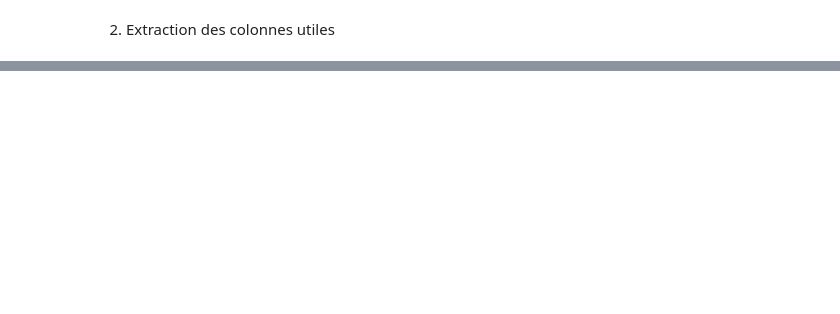
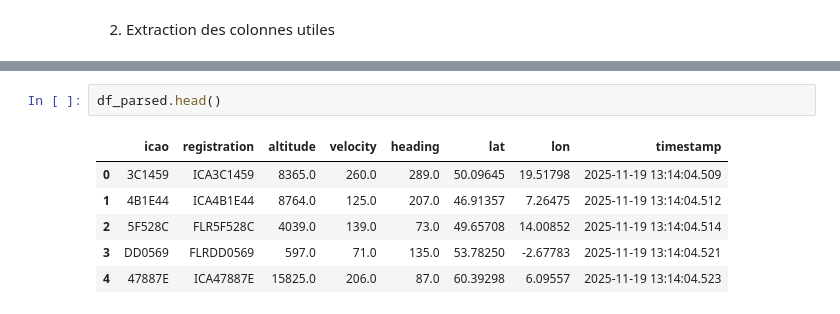
Before and after one commit to MGentieu/Data_analytics_aircraft_messages, a Jupyter notebook: GENTIEU_Martin_TP1.ipynb, the cells around one changed output, grey strips where cells are left out. Saved outputs shown, nothing was run; the diff lists cells and outputs as text; blank space fills up the shorter version.

```diff
--- a/GENTIEU_Martin_TP1.ipynb
+++ b/GENTIEU_Martin_TP1.ipynb
@@ -233 +218,10 @@ dtypes: float64(5), object(3)
 memory usage: 673.3+ KB
+# %%
+df_parsed.head()
+# %% [output]
+|  | icao | registration | altitude | velocity | heading | lat | lon | timestamp |
+| 0 | 3C1459 | ICA3C1459 | 8365.0 | 260.0 | 289.0 | 50.09645 | 19.51798 | 2025-11-19 13:14:04.509 |
+| 1 | 4B1E44 | ICA4B1E44 | 8764.0 | 125.0 | 207.0 | 46.91357 | 7.26475 | 2025-11-19 13:14:04.512 |
+| 2 | 5F528C | FLR5F528C | 4039.0 | 139.0 | 73.0 | 49.65708 | 14.00852 | 2025-11-19 13:14:04.514 |
+| 3 | DD0569 | FLRDD0569 | 597.0 | 71.0 | 135.0 | 53.78250 | -2.67783 | 2025-11-19 13:14:04.521 |
+| 4 | 47887E | ICA47887E | 15825.0 | 206.0 | 87.0 | 60.39298 | 6.09557 | 2025-11-19 13:14:04.523 |
```
Also changed, not shown: parts of 3 cells of this notebook.
